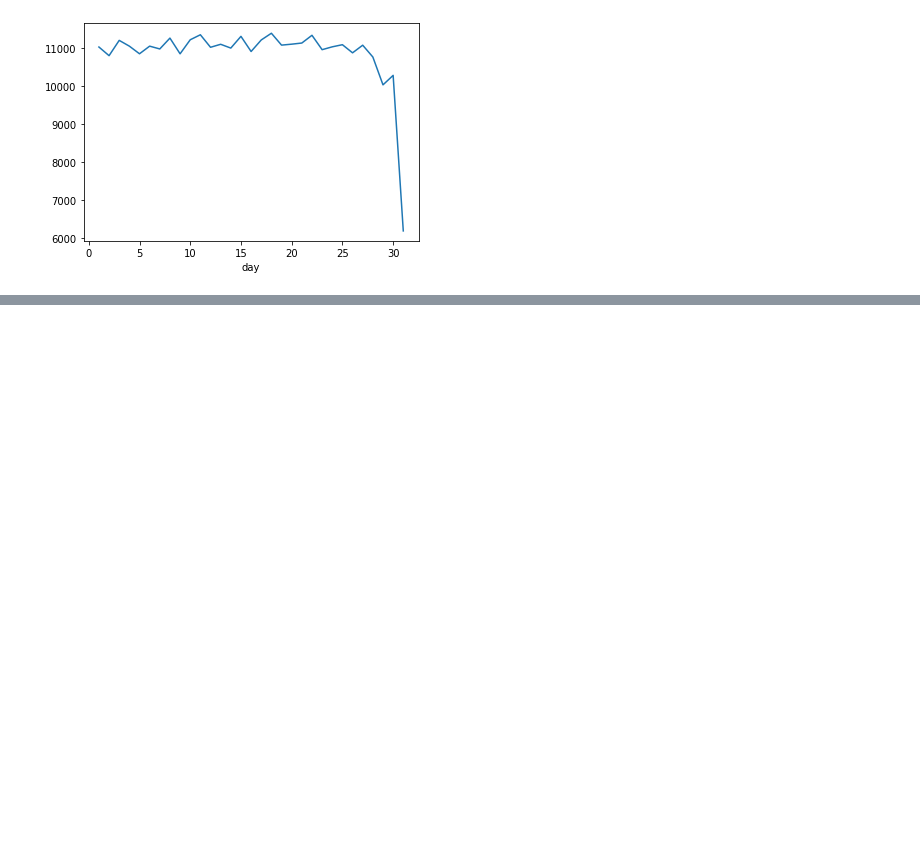
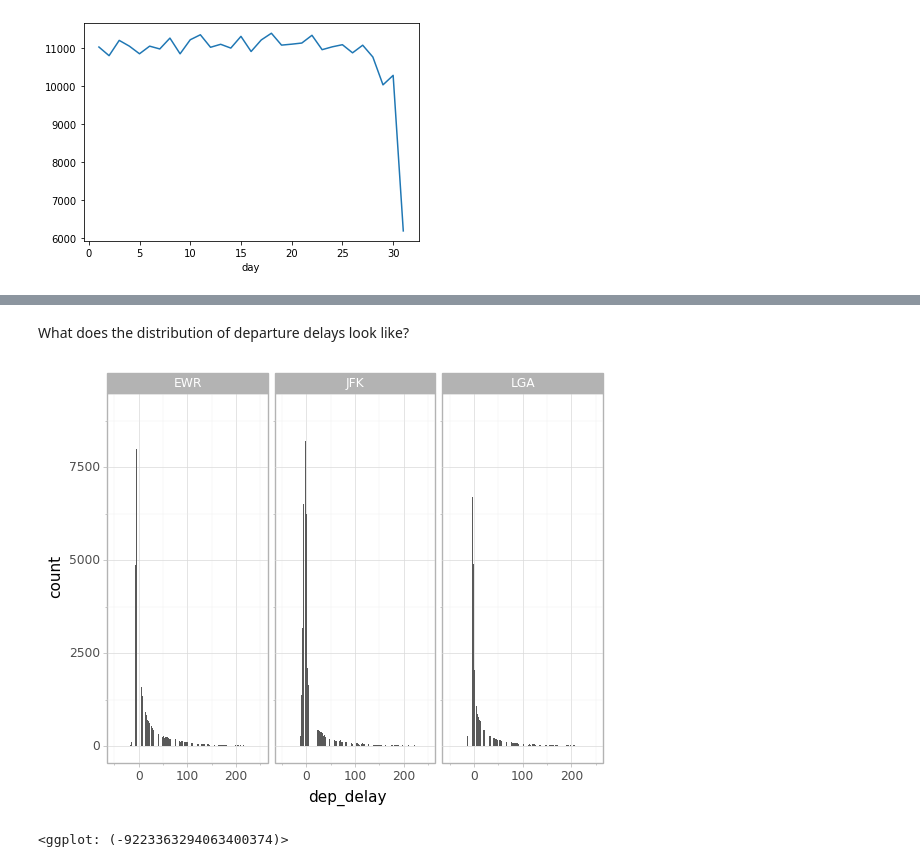
Before and after one commit to briandk/2020-virtual-program-in-data-science, a Jupyter notebook: nycflights13.ipynb, the cells around one changed output, grey strips where cells are left out. Cells and saved outputs as stored; diff of their text form; code cells hidden in the pictures; blank space fills up the shorter version.

```diff
--- a/nycflights13.ipynb
+++ b/nycflights13.ipynb
@@ -102,0 +76,16 @@ KeyError: ignored
+# %% [markdown]
+What does the distribution of departure delays look like?
+# %%
+(
+    ggplot(
+        aes(x = "dep_delay"),
+        data = flights
+    ) +
+    geom_histogram() +
+    facet_wrap('~ origin') +
+    xlim((-50, 250)) +
+    theme_light()
+)
+# %% [output]
+[figure, added]
+<ggplot: (-9223363294063400374)>
```
Also changed, not shown: parts of 4 cells of this notebook.
